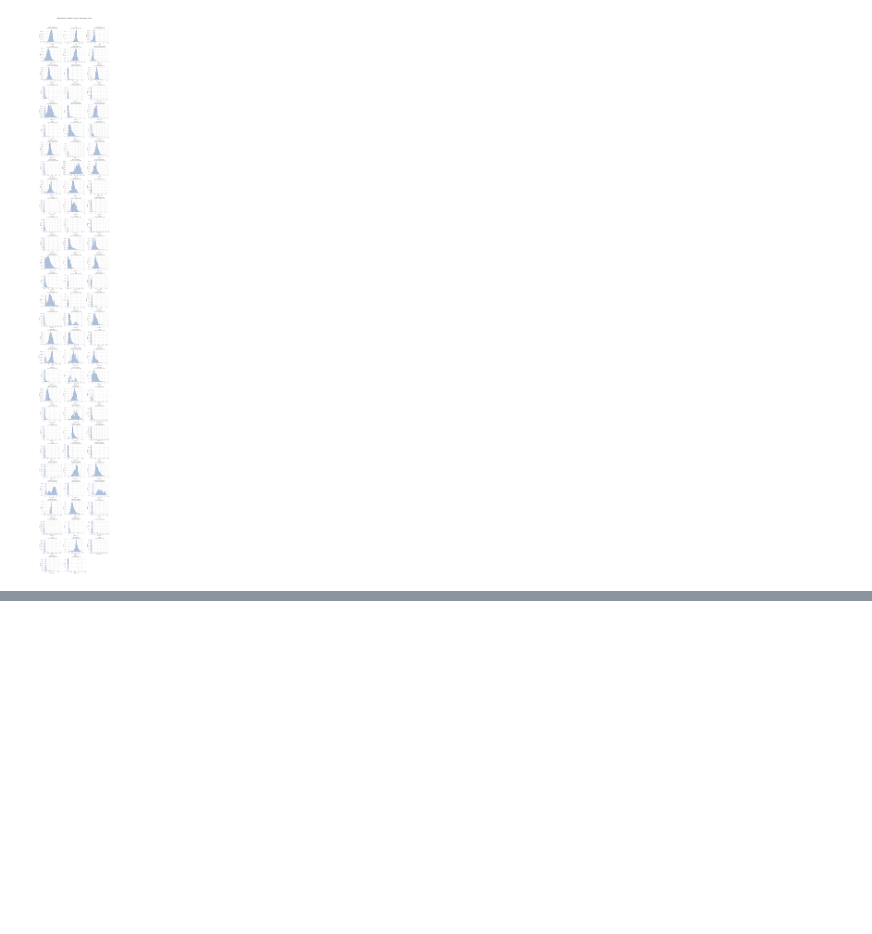
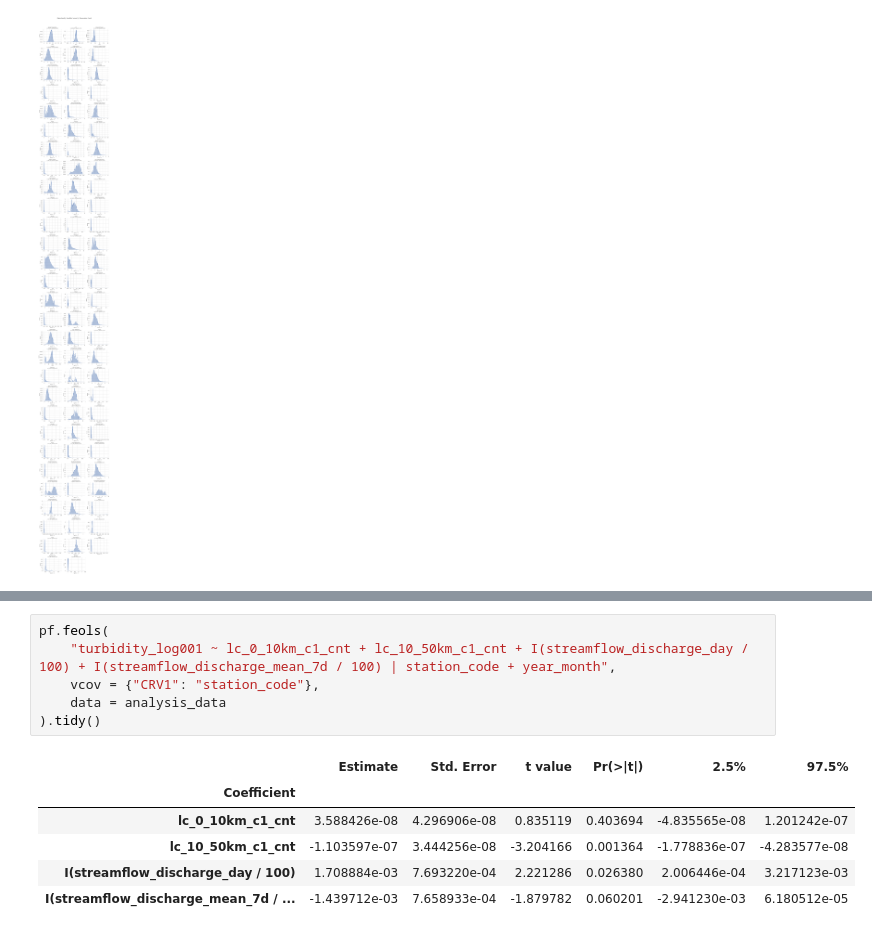
Before and after one commit to felixschulz385/river-pollution-brazil, a Jupyter notebook: code/experiments/sensor_data.ipynb, the cells around one changed output, grey strips where cells are left out. Drawn from its saved outputs; the diff is of its cells as text; blank space fills up the shorter version.

```diff
--- a/code/experiments/sensor_data.ipynb
+++ b/code/experiments/sensor_data.ipynb
@@ -350,0 +431,13 @@ plt.show()
+# %%
+pf.feols(
+    "turbidity_log001 ~ lc_0_10km_c1_cnt + lc_10_50km_c1_cnt + I(streamflow_discharge_day / 100) + I(streamflow_discharge_mean_7d / 100) | station_code + year_month",
+    vcov = {"CRV1": "station_code"},
+    data = analysis_data
+).tidy()
+# %% [output]
+|  | Estimate | Std. Error | t value | Pr(>|t|) | 2.5% | 97.5% |
+| Coefficient |  |  |  |  |  |  |
+| lc_0_10km_c1_cnt | 3.588426e-08 | 4.296906e-08 | 0.835119 | 0.403694 | -4.835565e-08 | 1.201242e-07 |
+| lc_10_50km_c1_cnt | -1.103597e-07 | 3.444256e-08 | -3.204166 | 0.001364 | -1.778836e-07 | -4.283577e-08 |
+| I(streamflow_discharge_day / 100) | 1.708884e-03 | 7.693220e-04 | 2.221286 | 0.026380 | 2.006446e-04 | 3.217123e-03 |
+| I(streamflow_discharge_mean_7d / ... | -1.439712e-03 | 7.658933e-04 | -1.879782 | 0.060201 | -2.941230e-03 | 6.180512e-05 |
```
Also changed, not shown: parts of 10 cells of this notebook, 19 other files.
